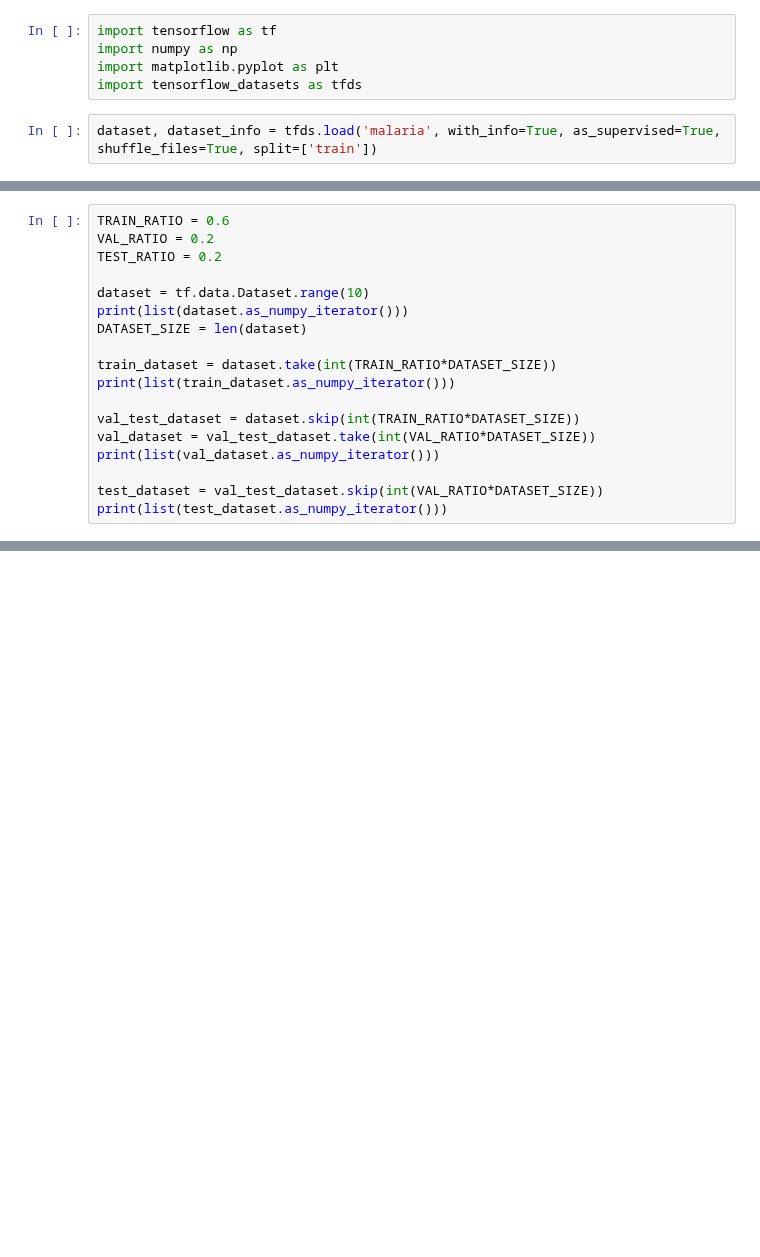
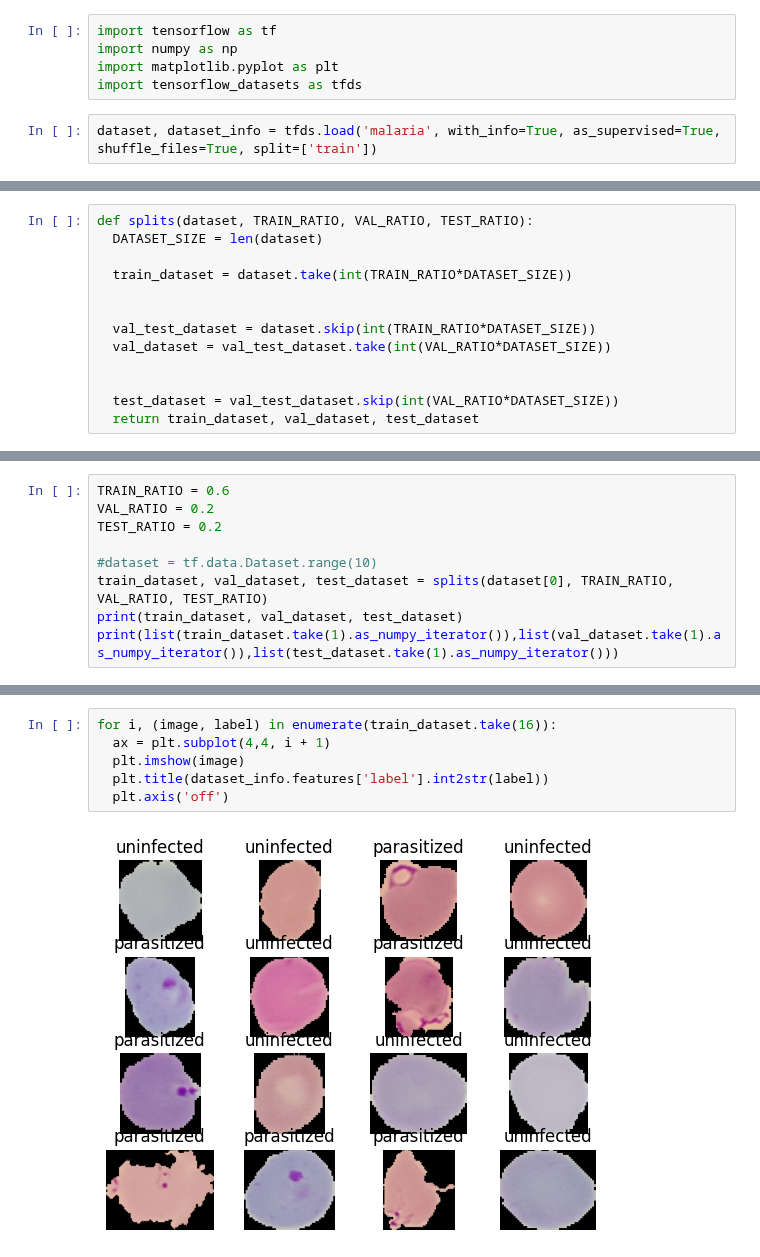
Before and after one commit to NelsonPixels/TensorFlow-CheatSheet, a Jupyter notebook: Malaria_Diagnosis.ipynb, the cells around one changed output, grey strips where cells are left out. Drawn from its saved outputs; the diff is of its cells as text; blank space fills up the shorter version.

```diff
--- a/Malaria_Diagnosis.ipynb
+++ b/Malaria_Diagnosis.ipynb
@@ -32,20 +32,15 @@ tfds.core.DatasetInfo(
     }""",
 )
 # %%
-TRAIN_RATIO = 0.6
-VAL_RATIO = 0.2
-TEST_RATIO = 0.2
+def splits(dataset, TRAIN_RATIO, VAL_RATIO, TEST_RATIO):
+  DATASET_SIZE = len(dataset)
 
-dataset = tf.data.Dataset.range(10)
-print(list(dataset.as_numpy_iterator()))
-DATASET_SIZE = len(dataset)
+  train_dataset = dataset.take(int(TRAIN_RATIO*DATASET_SIZE))
 
-train_dataset = dataset.take(int(TRAIN_RATIO*DATASET_SIZE))
-print(list(train_dataset.as_numpy_iterator()))
 
-val_test_dataset = dataset.skip(int(TRAIN_RATIO*DATASET_SIZE))
-val_dataset = val_test_dataset.take(int(VAL_RATIO*DATASET_SIZE))
-print(list(val_dataset.as_numpy_iterator()))
+  val_test_dataset = dataset.skip(int(TRAIN_RATIO*DATASET_SIZE))
+  val_dataset = val_test_dataset.take(int(VAL_RATIO*DATASET_SIZE))
 
-test_dataset = val_test_dataset.skip(int(VAL_RATIO*DATASET_SIZE))
-print(list(test_dataset.as_numpy_iterator()))
+
+  test_dataset = val_test_dataset.skip(int(VAL_RATIO*DATASET_SIZE))
+  return train_dataset, val_dataset, test_dataset
@@ -56,0 +47,9 @@ print(list(test_dataset.as_numpy_iterator()))
+# %%
+TRAIN_RATIO = 0.6
+VAL_RATIO = 0.2
+TEST_RATIO = 0.2
+
+#dataset = tf.data.Dataset.range(10)
+train_dataset, val_dataset, test_dataset = splits(dataset[0], TRAIN_RATIO, VAL_RATIO, TEST_RATIO)
+print(train_dataset, val_dataset, test_dataset)
+print(list(train_dataset.take(1).as_numpy_iterator()),list(val_dataset.take(1).as_numpy_iterator()),list(test_dataset.take(1).as_numpy_iterator()))
@@ -56,0 +74,8 @@ print(list(test_dataset.as_numpy_iterator()))
+# %%
+for i, (image, label) in enumerate(train_dataset.take(16)):
+  ax = plt.subplot(4,4, i + 1)
+  plt.imshow(image)
+  plt.title(dataset_info.features['label'].int2str(label))
+  plt.axis('off')
+# %% [output]
+[figure, added]
```
Also changed, not shown: parts of 4 cells of this notebook.
